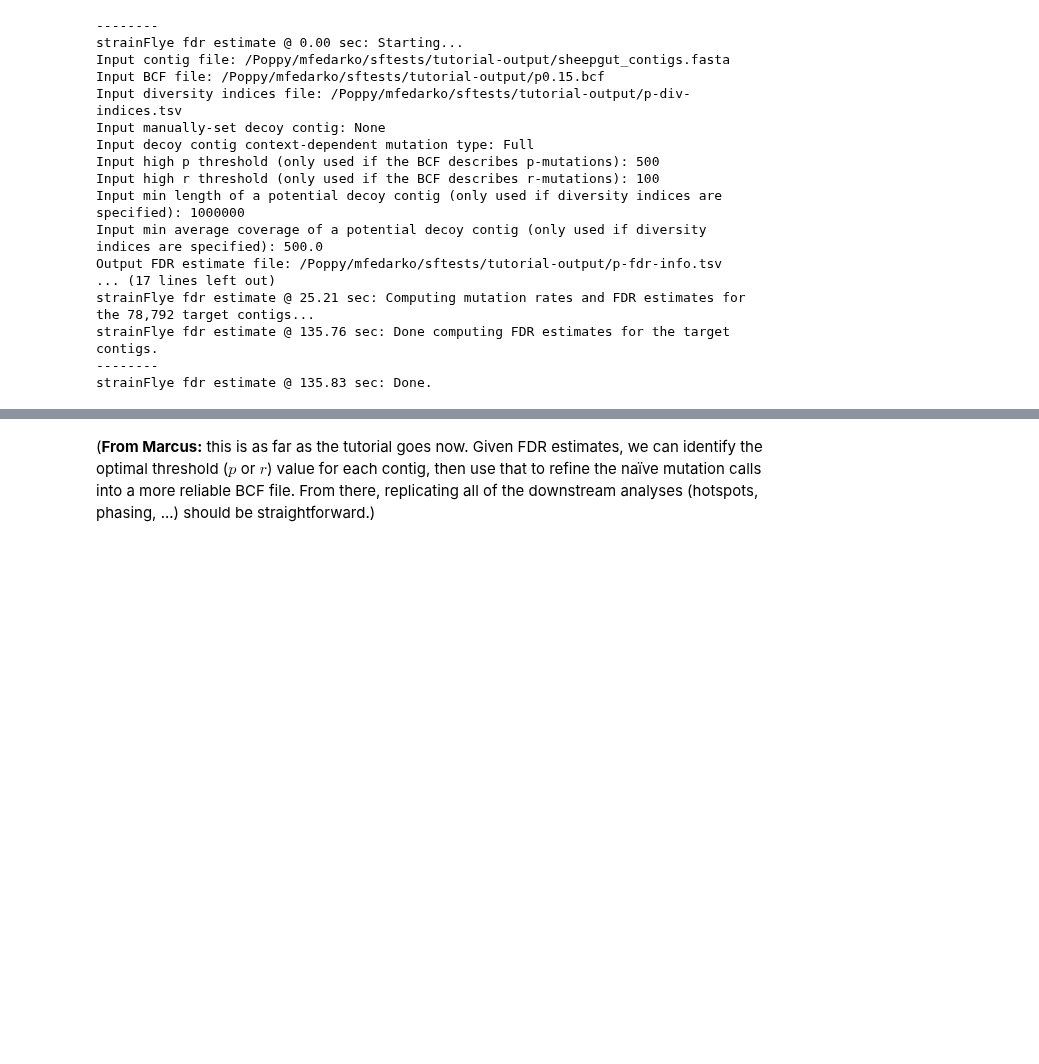
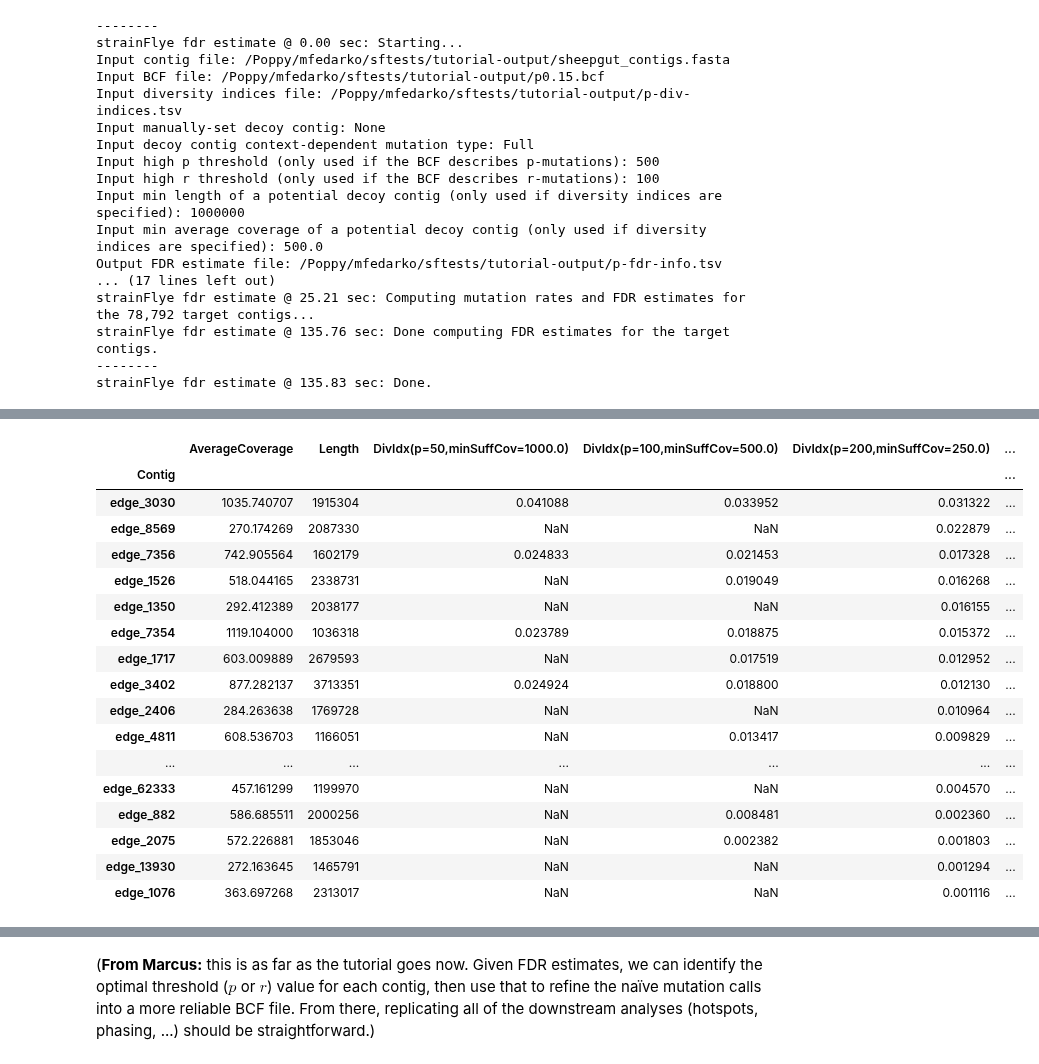
Before and after one commit to fedarko/strainFlye, a Jupyter notebook: docs/SheepGutExample.ipynb, the cells around one changed output, grey strips where cells are left out. Drawn from its saved outputs; the diff is of its cells as text; code cells hidden in the pictures; blank space fills up the shorter version.

```diff
--- a/docs/SheepGutExample.ipynb
+++ b/docs/SheepGutExample.ipynb
@@ -462,0 +403,22 @@ fig.set_size_inches(15, 15)
+# %%
+div_idx_high_to_low = div_idx_just_long_cl_sorted.sort_values("DivIdx(p=200,minSuffCov=250.0)", ascending=False)
+div_idx_high_to_low.head(25)
+# %% [output]
+|  | AverageCoverage | Length | DivIdx(p=50,minSuffCov=1000.0) | DivIdx(p=100,minSuffCov=500.0) | DivIdx(p=200,minSuffCov=250.0) | ... |
+| Contig |  |  |  |  |  | ... |
+| edge_3030 | 1035.740707 | 1915304 | 0.041088 | 0.033952 | 0.031322 | ... |
+| edge_8569 | 270.174269 | 2087330 | NaN | NaN | 0.022879 | ... |
+| edge_7356 | 742.905564 | 1602179 | 0.024833 | 0.021453 | 0.017328 | ... |
+| edge_1526 | 518.044165 | 2338731 | NaN | 0.019049 | 0.016268 | ... |
+| edge_1350 | 292.412389 | 2038177 | NaN | NaN | 0.016155 | ... |
+| edge_7354 | 1119.104000 | 1036318 | 0.023789 | 0.018875 | 0.015372 | ... |
+| edge_1717 | 603.009889 | 2679593 | NaN | 0.017519 | 0.012952 | ... |
+| edge_3402 | 877.282137 | 3713351 | 0.024924 | 0.018800 | 0.012130 | ... |
+| edge_2406 | 284.263638 | 1769728 | NaN | NaN | 0.010964 | ... |
+| edge_4811 | 608.536703 | 1166051 | NaN | 0.013417 | 0.009829 | ... |
+| ... | ... | ... | ... | ... | ... | ... |
+| edge_62333 | 457.161299 | 1199970 | NaN | NaN | 0.004570 | ... |
+| edge_882 | 586.685511 | 2000256 | NaN | 0.008481 | 0.002360 | ... |
+| edge_2075 | 572.226881 | 1853046 | NaN | 0.002382 | 0.001803 | ... |
+| edge_13930 | 272.163645 | 1465791 | NaN | NaN | 0.001294 | ... |
+| edge_1076 | 363.697268 | 2313017 | NaN | NaN | 0.001116 | ... |
```
Also changed, not shown: parts of 6 cells of this notebook.
